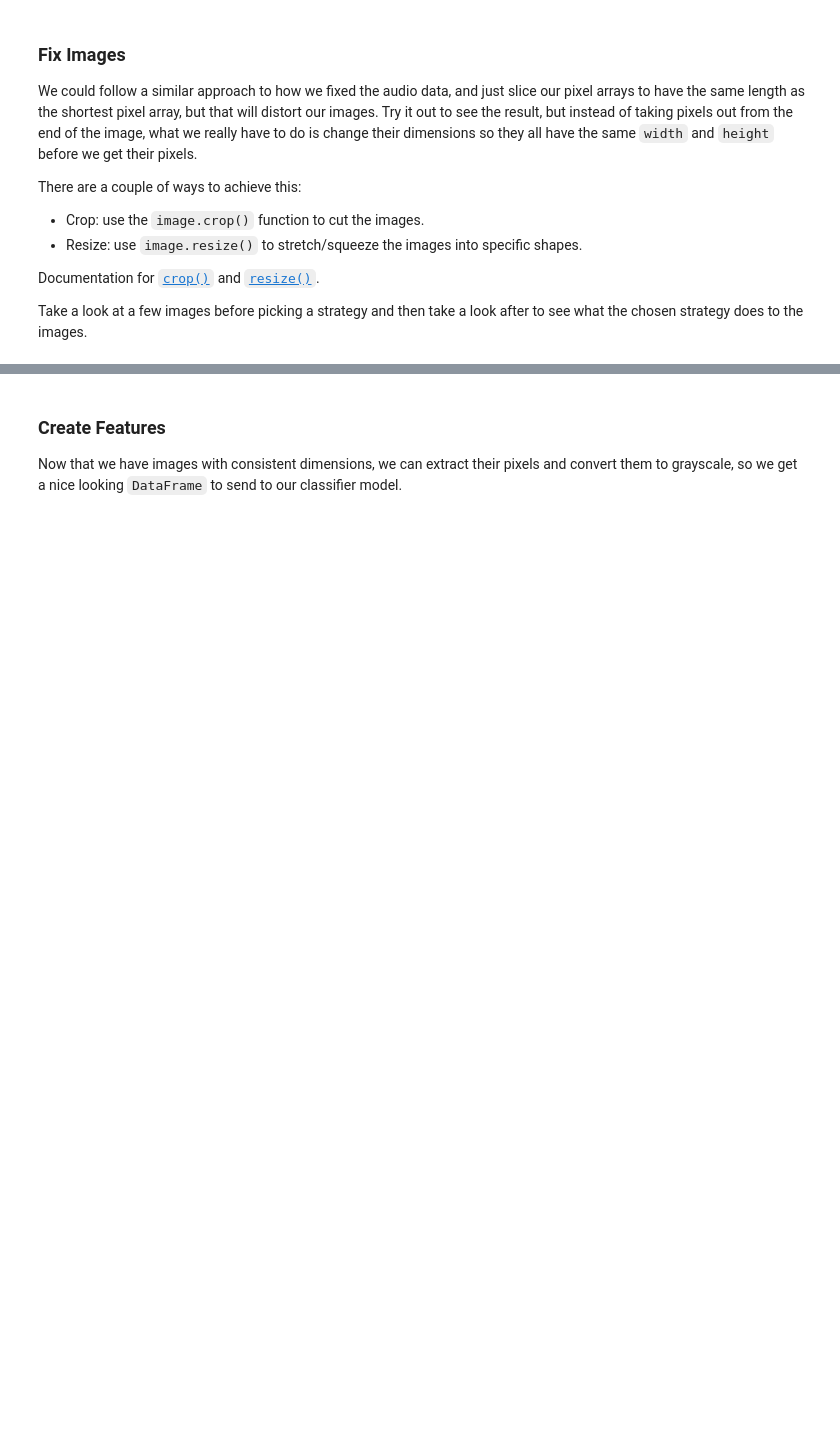
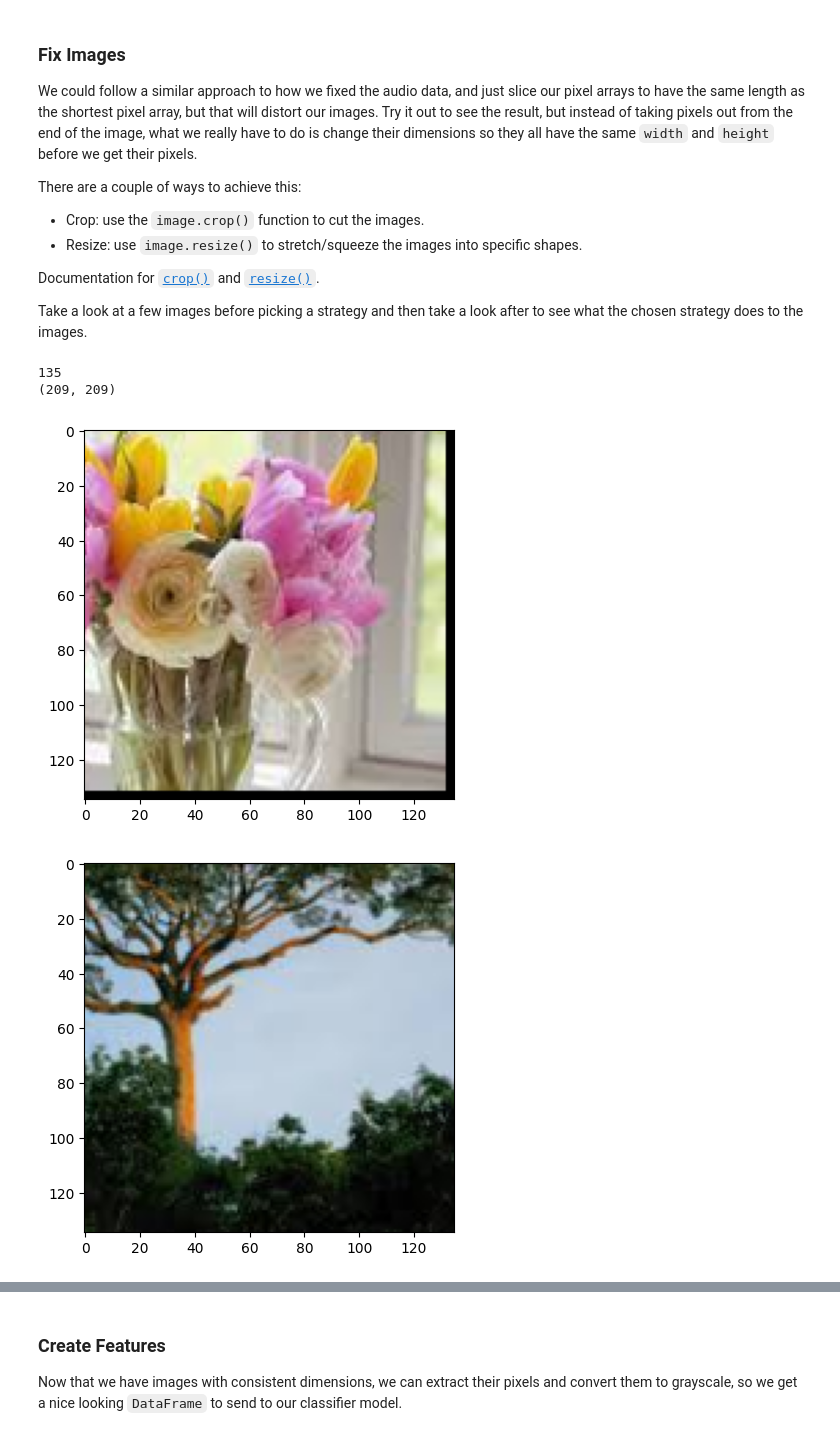
Before and after one commit to nevenarmanios-AIML/Homework05, a Jupyter notebook: Homework05.ipynb, the cells around one changed output, grey strips where cells are left out. Saved outputs shown, nothing was run; the diff lists cells and outputs as text; code cells hidden in the pictures; blank space fills up the shorter version.

Commit message:
Images questions

```diff
--- a/Homework05.ipynb
+++ b/Homework05.ipynb
@@ -347,0 +380,57 @@ Take a look at a few images before picking a strategy and then take a look after
+# %%
+# TODO: look at characteristics/dimensions of the images
+
+# TODO: go through the images and make their dimensions consistent
+
+# TODO: look at some images
+
+# for i in range(1,10):
+#   plt.figure()
+#   plt.imshow(imgs[i])
+#   plt.show()
+
+#1.) find smallest dimension of image
+smallestDim = []
+# for im in imgs:
+#     target = min(min(im.size))
+
+print(min(min(im.size) for im in imgs))
+print(imgs[0].size)
+
+#2.) Record the dimension and have a variable called ratio
+
+imgs_fixed = []
+
+
+target = min(min(im.size) for im in imgs)
+for im in imgs:
+  w, h = im.size
+  ratio = min(w,h)/target
+
+#3.) Resize every image by the ratio (>=1)
+  nw, nh = int(round(w / ratio)), int(round(h / ratio))
+  img_resize = im.resize ((nw, nh))
+
+  left_corner = (nw - target // 2)
+  top_corner = (nh - target // 2)
+
+  right_corner = left_corner + target
+
+  top_right = top_corner + target
+
+  im_crop = im.crop((left_corner, top_corner, right_corner, top_right))
+  imgs_fixed.append(im_crop)
+
+
+
+#4.) show the images  #
+
+for i in range(1,10):
+  plt.figure()
+  plt.imshow(imgs_fixed[i])
+  plt.show()
+# %% [output]
+135
+(209, 209)
+[figure, added]
+[figure, added]
```
Also changed, not shown: parts of 5 cells of this notebook.
